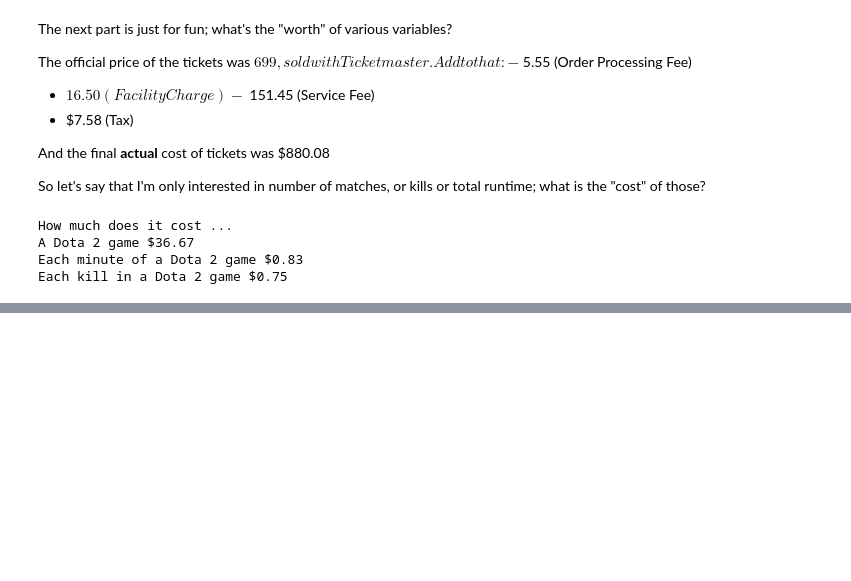
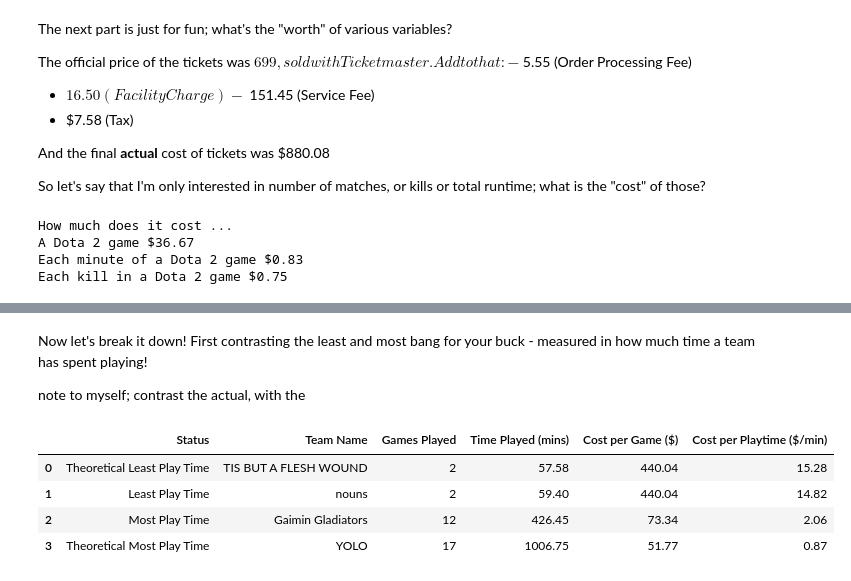
Before and after one commit to tomoumer/dota2_ti12, a Jupyter notebook: notebooks/01_eda_ti12.ipynb, the cells around one changed output, grey strips where cells are left out. Drawn from its saved outputs; the diff is of its cells as text; code cells hidden in the pictures; blank space fills up the shorter version.

```diff
--- a/notebooks/01_eda_ti12.ipynb
+++ b/notebooks/01_eda_ti12.ipynb
@@ -275,0 +336,37 @@ min cost per minute of team game (17 games) is $1.18
+# %% [markdown]
+Now let's break it down! First contrasting the least and most bang for your buck - measured in how much time a team has spent playing!
+
+note to myself; contrast the actual, with the
+# %%
+lp_time = team_stats['Total Play Time (secs)'].min()
+lp_games = team_stats.loc[team_stats['Total Play Time (secs)'] == lp_time, 'Radiant Games'].iloc[0] + team_stats.loc[team_stats['Total Play Time (secs)'] == lp_time, 'Dire Games'].iloc[0]
+lp_team = team_stats.loc[team_stats['Total Play Time (secs)'] == lp_time, 'Team Name'].iloc[0]
+
+mp_time = team_stats['Total Play Time (secs)'].max()
+mp_games = team_stats.loc[team_stats['Total Play Time (secs)'] == mp_time, 'Radiant Games'].iloc[0] + team_stats.loc[team_stats['Total Play Time (secs)'] == mp_time, 'Dire Games'].iloc[0]
+mp_team = team_stats.loc[team_stats['Total Play Time (secs)'] == mp_time, 'Team Name'].iloc[0]
+
+# theoretical lowest and highest
+lt_games = 2
+lt_time = lt_games * (finals_matches['Duration (secs)'].mean() - finals_matches['Duration (secs)'].std())
+lt_team = 'TIS BUT A FLESH WOUND'
+
+mt_games = 17
+mt_time = mt_games * (finals_matches['Duration (secs)'].mean() + finals_matches['Duration (secs)'].std())
+mt_team = 'YOLO'
+
+
+pd.DataFrame({
+    'Status': ['Theoretical Least Play Time', 'Least Play Time', 'Most Play Time', 'Theoretical Most Play Time'],
+    'Team Name': [lt_team, lp_team, mp_team, mt_team],
+    'Games Played': [lt_games, lp_games, mp_games, mt_games],
+    'Time Played (mins)': [round(lt_time / 60, 2), round(lp_time / 60, 2), round(mp_time / 60, 2), round(mt_time / 60, 2)],
+    'Cost per Game ($)': [round(event_cost / lt_games,2), round(event_cost / lp_games,2), round(event_cost / mp_games,2), round(event_cost / mt_games,2)],
+    'Cost per Playtime ($/min)': [round(event_cost * 60/ lt_time,2), round(event_cost * 60/ lp_time,2), round(event_cost * 60 / mp_time,2), round(event_cost * 60/ mt_time,2)]
+    })
+# %% [output]
+|  | Status | Team Name | Games Played | Time Played (mins) | Cost per Game ($) | Cost per Playtime ($/min) |
+| 0 | Theoretical Least Play Time | TIS BUT A FLESH WOUND | 2 | 57.58 | 440.04 | 15.28 |
+| 1 | Least Play Time | nouns | 2 | 59.40 | 440.04 | 14.82 |
+| 2 | Most Play Time | Gaimin Gladiators | 12 | 426.45 | 73.34 | 2.06 |
+| 3 | Theoretical Most Play Time | YOLO | 17 | 1006.75 | 51.77 | 0.87 |
```
Also changed, not shown: parts of 11 cells of this notebook.
